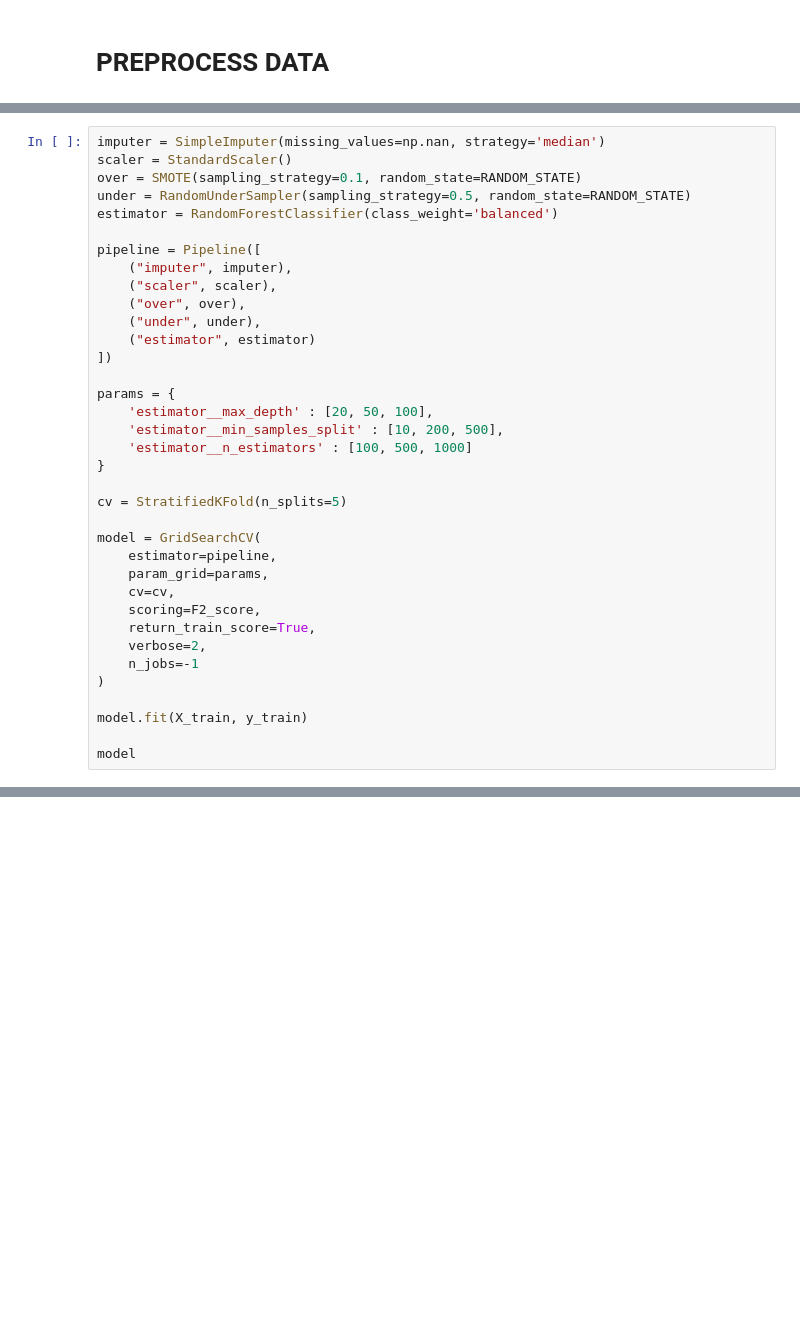
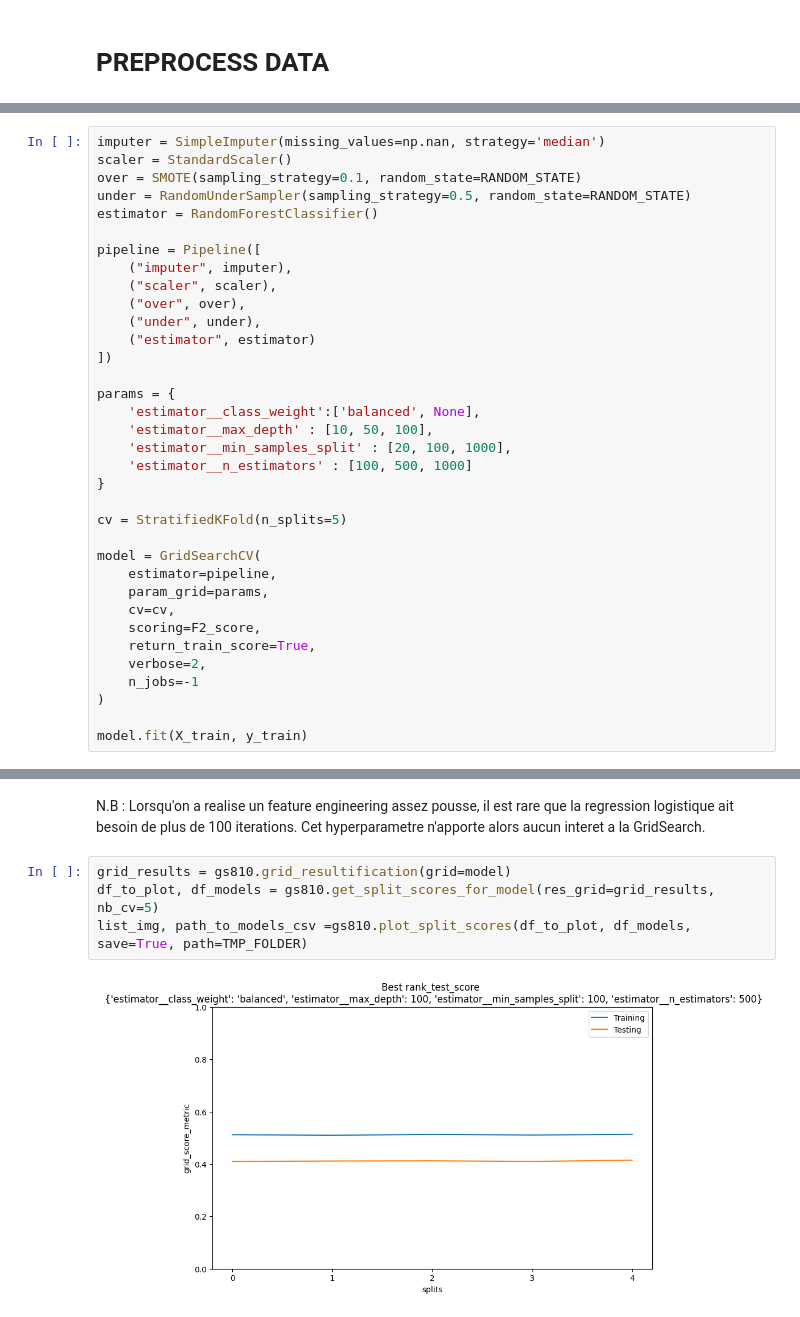
Before and after one commit to MaximoRose/evaluer_demande_credit, a Jupyter notebook: 3_RandomForest.ipynb, the cells around one changed output, grey strips where cells are left out. Cells and saved outputs as stored; diff of their text form; blank space fills up the shorter version.

```diff
--- a/3_RandomForest.ipynb
+++ b/3_RandomForest.ipynb
@@ -183,7 +170,7 @@ imputer = SimpleImputer(missing_values=np.nan, strategy='median')
 scaler = StandardScaler()
 over = SMOTE(sampling_strategy=0.1, random_state=RANDOM_STATE)
 under = RandomUnderSampler(sampling_strategy=0.5, random_state=RANDOM_STATE)
-estimator = RandomForestClassifier(class_weight='balanced')
+estimator = RandomForestClassifier()
 
 pipeline = Pipeline([
     ("imputer", imputer),
@@ -194,8 +181,9 @@ pipeline = Pipeline([
 ])
 
 params = {
-    'estimator__max_depth' : [20, 50, 100],
-    'estimator__min_samples_split' : [10, 200, 500],
+    'estimator__class_weight':['balanced', None],
+    'estimator__max_depth' : [10, 50, 100],
+    'estimator__min_samples_split' : [20, 100, 1000],
     'estimator__n_estimators' : [100, 500, 1000]
 }
 
@@ -212,6 +200,4 @@ model = GridSearchCV(
 )
 
 model.fit(X_train, y_train)
-
-model
 # %% [output]
@@ -268,0 +224,8 @@ TEST Recall 0.6489883507050889
+# %% [markdown]
+N.B : Lorsqu'on a realise un feature engineering assez pousse, il est rare que la regression logistique ait besoin de plus de 100 iterations. Cet hyperparametre n'apporte alors aucun interet a la GridSearch.
+# %%
+grid_results = gs810.grid_resultification(grid=model)
+df_to_plot, df_models = gs810.get_split_scores_for_model(res_grid=grid_results, nb_cv=5)
+list_img, path_to_models_csv =gs810.plot_split_scores(df_to_plot, df_models, save=True, path=TMP_FOLDER)
+# %% [output]
+[figure, added]
```
Also changed, not shown: parts of 19 cells of this notebook, 15 other files.
